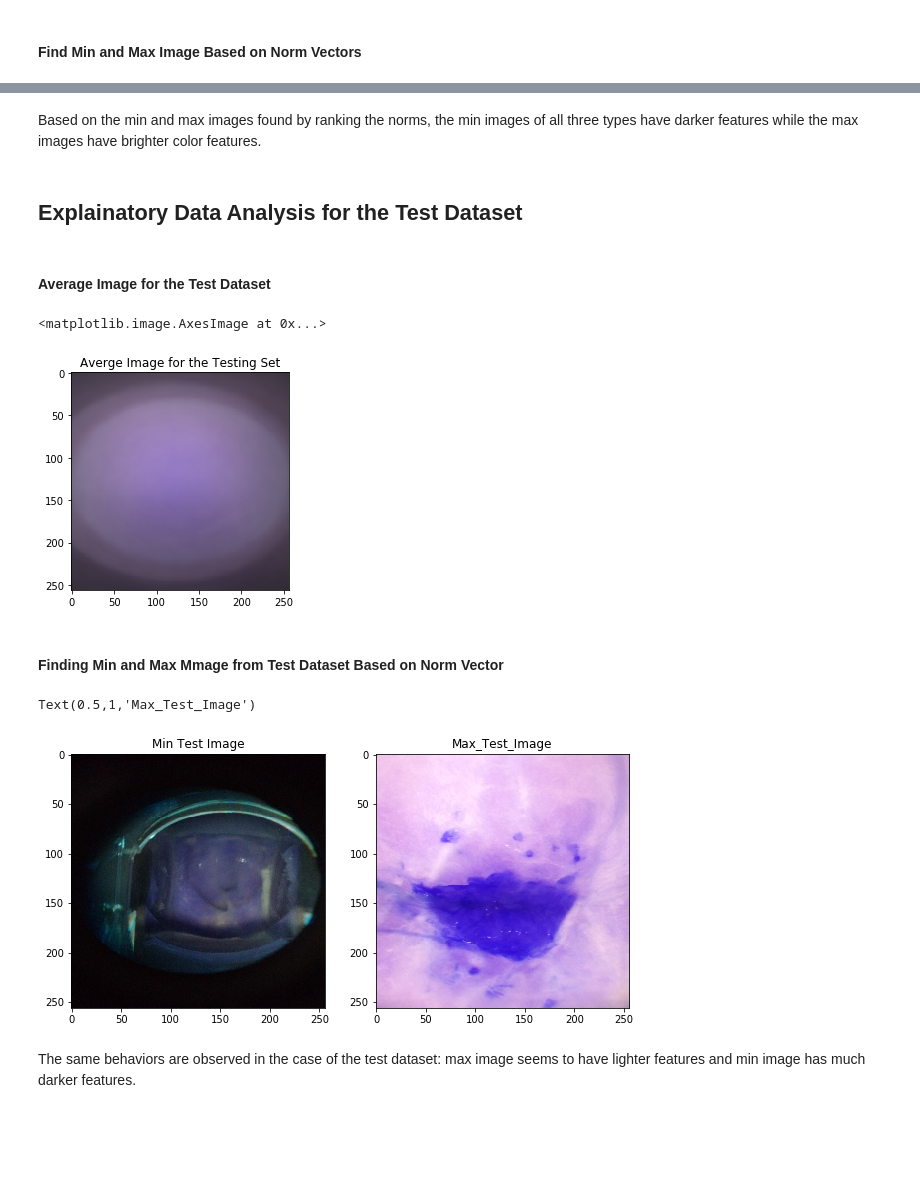
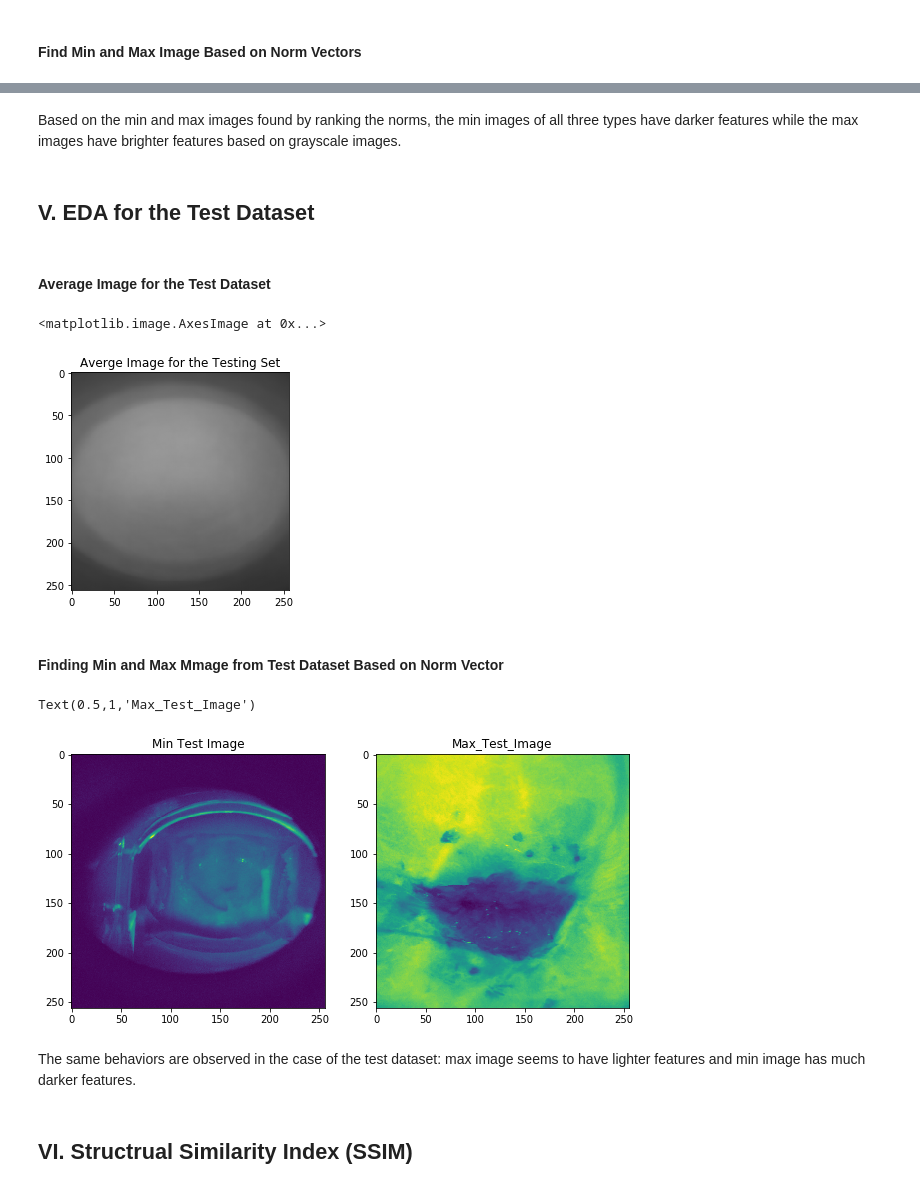
Before and after one commit to HuongIvyNguyen/springboard_datascience, a Jupyter notebook: Capstone_Project1/Capstone1_EDA.ipynb, the cells around one changed output, grey strips where cells are left out. Cells and saved outputs as stored; diff of their text form; code cells hidden in the pictures; blank space fills up the shorter version.

```diff
--- a/Capstone_Project1/Capstone1_EDA.ipynb
+++ b/Capstone_Project1/Capstone1_EDA.ipynb
@@ -54,9 +75,10 @@ def read_img(df):
     'reading images and convert all images to a size of (256, 256)'
     array = []
     for path in df.imagepath.values:
-        img = cv2.imread(path, cv2.COLOR_RGB2GRAY)
+        img = cv2.imread(path)
         resize = cv2.resize(img, (h, w), cv2.INTER_LINEAR)
-        array.append(resize)
+        gray = cv2.cvtColor(resize, cv2.COLOR_BGR2GRAY)
+        array.append(gray)
     if 'type' in df.columns:
         img_df = {'type': df.type.values, 'img_array': array}
     else:
@@ -97,6 +119,7 @@ Let's take a look at the Exchangeable Image File format (EXIF metadata) to see h
 from PIL.ExifTags import TAGS
 
 def get_exif(path):
+    'generate a exifmeta dictionary if available for each image'
     img = Image.open(path)
     exif_data = img._getexif()
     if exif_data == None:
@@ -136,27 +183,0 @@ Text(0.5,1,'Images Taken by Month and Year')
-# %%
-train_makes = {}
-train_datetimes = {}
-fig = plt.figure(figsize=(16,12))
-for i, t in enumerate(train.type.unique()):
-    df = train[train.type==t]
-    paths = df.imagepath
-    train_make = []
-    train_datetime = []
-    for path in paths:
-        exif_dict = get_exif(path)
-        if exif_dict == 'NaN':
-            train_make.append('NaN')
-            train_datetime.append('NaN')
-        else:
-            train_make.append(exif_dict['Make'])
-            train_datetime.append(exif_dict['DateTime'][:7])
-    train_makes[t] =train_make
-    train_datetimes[t] = train_datetime
-    ax1 = fig.add_subplot(2, 3, i+1)
-    train_make = [x.upper() for x in train_make]
-    ax1.hist(train_make)
-    ax1.set_title('Cameras Used for Cervix Type {}'.format(t))
-    ax2 = fig.add_subplot(2, 3, i+4)
-    date, count = np.unique(train_datetime, return_counts= True)
-    ax2.barh(date, count)
-    ax2.set_title('Datetime of Images {}'.format(t))
@@ -185,7 +344,7 @@ fig = plt.figure(figsize=(12,8))
 for i, t in enumerate(train_df.type.unique()):
     ax = fig.add_subplot(1,3,i+1)
     img_list = train_df[train_df.type==t]['img_array']
-    arr = np.zeros((h, w, 3), np.float)
+    arr = np.zeros((h, w), np.float)
     for img in img_list:
         arr = arr + img/len(img_list)
     arr = np.array(np.round(arr), dtype=np.uint8)
@@ -216,20 +375,20 @@ for i, t in enumerate(train_df.type.unique()):
 # %% [markdown]
-Based on the min and max images found by ranking the norms, the min images of all three types have darker features while the max images have brighter color features.
+Based on the min and max images found by ranking the norms, the min images of all three types have darker features while the max images have brighter features based on grayscale images.
 # %% [markdown]
-## Explainatory Data Analysis for the Test Dataset
+## V. EDA for the Test Dataset
 # %% [markdown]
 #### Average Image for the Test Dataset
 # %%
-arr = np.zeros((h, w, 3), np.float)
+arr = np.zeros((h, w), np.float)
 for img in test_imgs:
     arr = arr + img/len(test_imgs)
 arr = np.array(np.round(arr), dtype=np.uint8)
 out = Image.fromarray(arr)
 plt.title('Averge Image for the Testing Set')
 plt.imshow(out)
 # %% [output]
 <matplotlib.image.AxesImage at 0x...>
-[figure, old version]
+[figure, new version]
 # %% [markdown]
 #### Finding Min and Max Mmage from Test Dataset Based on Norm Vector
 # %%
@@ -252,6 +411,8 @@ ax2.imshow(test_imgs[max_tnorm_index])
 ax2.set_title('Max_Test_Image')
 # %% [output]
 Text(0.5,1,'Max_Test_Image')
-[figure, old version]
+[figure, new version]
 # %% [markdown]
 The same behaviors are observed in the case of the test dataset: max image seems to have lighter features and min image has much darker features.
+# %% [markdown]
+## VI. Structrual Similarity Index (SSIM)
```
Also changed, not shown: parts of 43 cells of this notebook, 3 other files.
